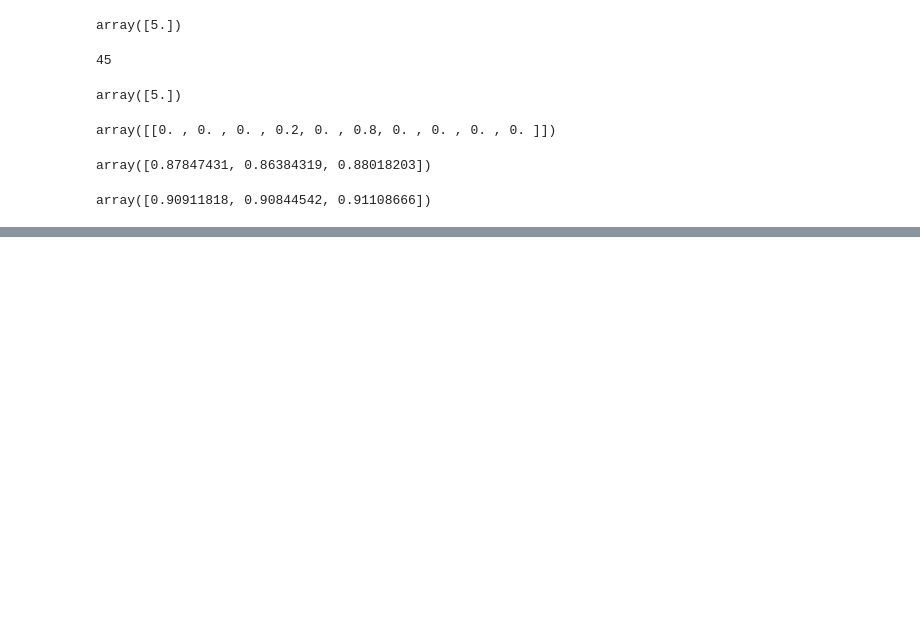
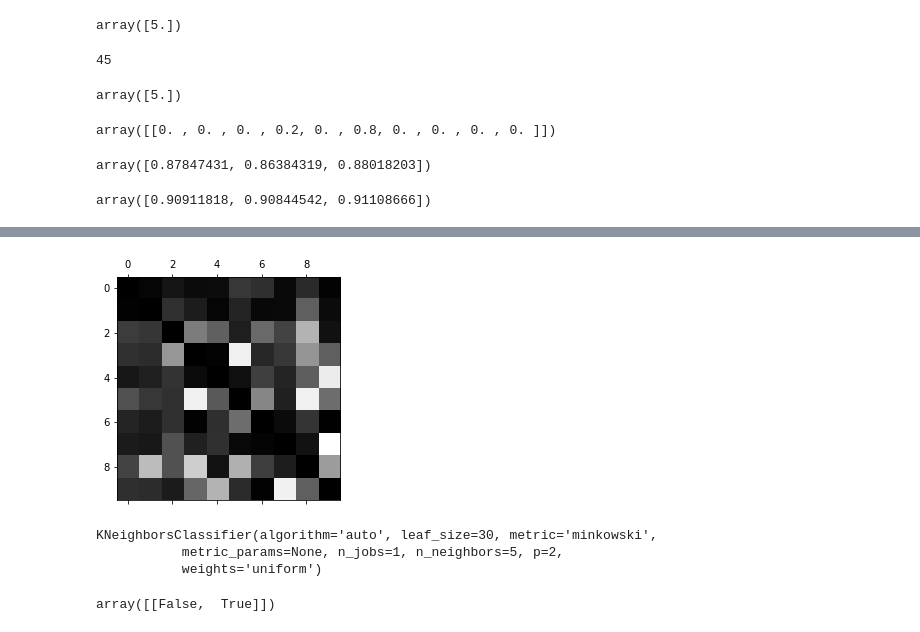
Before and after one commit to hiro-kimu-1009768/scikit-learn-and-TensorFlow-, a Jupyter notebook: MNIST.ipynb, the cells around one changed output, grey strips where cells are left out. Saved outputs shown, nothing was run; the diff lists cells and outputs as text; code cells hidden in the pictures; blank space fills up the shorter version.

```diff
--- a/MNIST.ipynb
+++ b/MNIST.ipynb
@@ -362,0 +397,35 @@ array([0.90911818, 0.90844542, 0.91108666])
+# %%
+row_sums = conf_mx.sum(axis=1, keepdims=True)
+norm_conf_mx = conf_mx / row_sums
+# %%
+np.fill_diagonal(norm_conf_mx, 0)
+plt.matshow(norm_conf_mx, cmap=plt.cm.gray)
+plt.savefig("confusion_matrix_errors_plot", tight_layout=False)
+plt.show()
+# 行が実際のクラス、列が予測クラス
+# 8,9が明るいのは他と混同されていることを表す、逆に1が暗いのは正確に予測できていることを表す
+
+# 解決方法として、閉じた輪の数を数えるアルゴリズムを作る、画像を前処理するなどする
+# %% [output]
+[figure, added]
+# %%
+# 多ラベル分類　1つのインスタンスに二つ以上のラベルを付ける場合
+# 具体的には１枚の写真に人(hoge.monya)が写っているインスタンスがあったとして、hoge,fuga,monyaを分類するモデルの場合
+# [1,0,1] が出力されるのが正解となる
+from sklearn.neighbors import KNeighborsClassifier
+
+y_train_large = (y_train >= 7) # 7,8,9かどうか
+y_train_odd = (y_train % 2 == 1) # 奇数かどうか
+y_multilabel = np.c_[y_train_large, y_train_odd]
+
+knn_clf = KNeighborsClassifier() # 多ラベル分類をサポートする分類器
+knn_clf.fit(X_train, y_multilabel)
+# %% [output]
+KNeighborsClassifier(algorithm='auto', leaf_size=30, metric='minkowski',
+           metric_params=None, n_jobs=1, n_neighbors=5, p=2,
+           weights='uniform')
+# %%
+# 36000個目のデータ(つまり「5」)の多ラベル分類の結果
+knn_clf.predict([some_digit]) # 7,8,9かどうかはfalse、奇数かどうかはtrueが返る
+# %% [output]
+array([[False,  True]])
```
Also changed, not shown: parts of 4 cells of this notebook.
